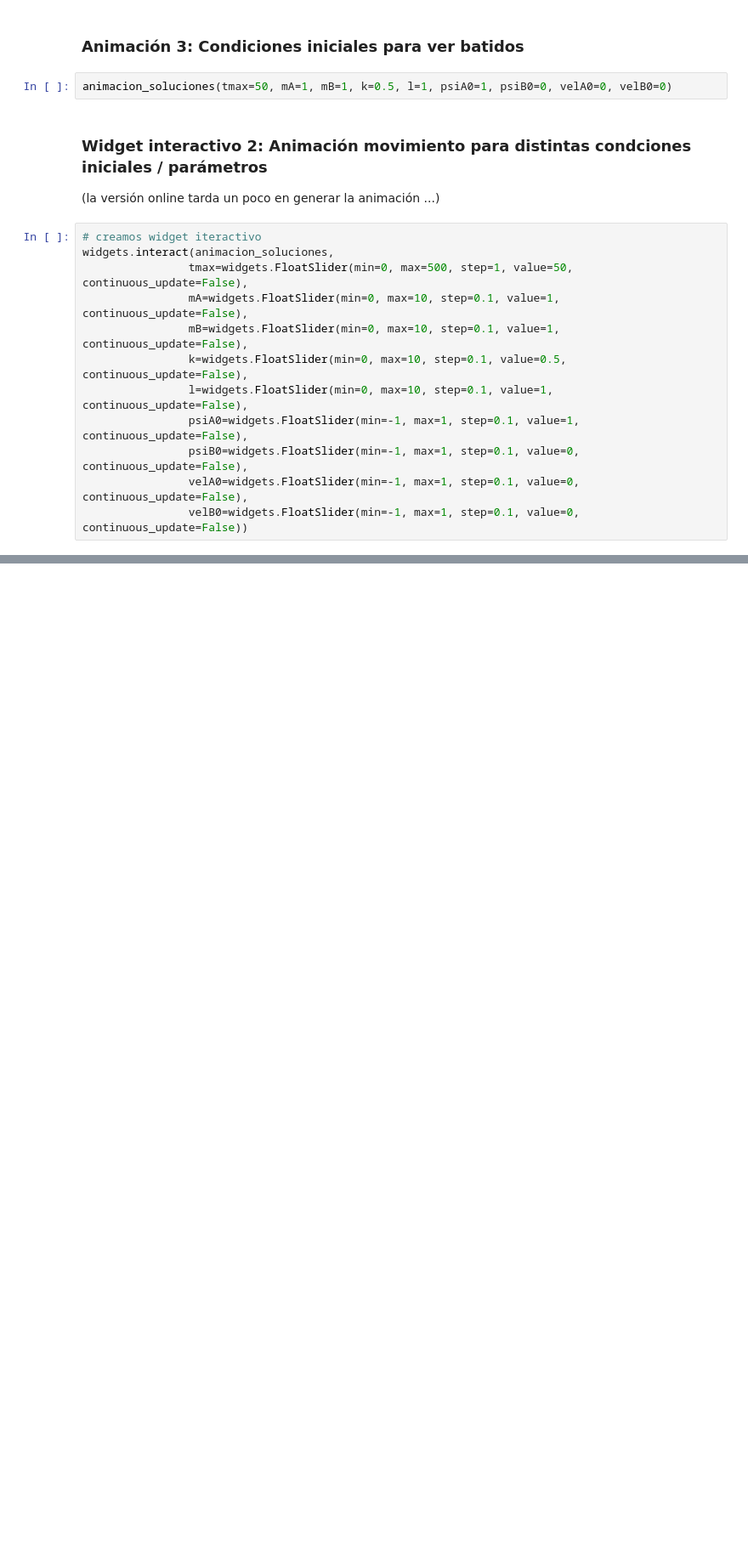
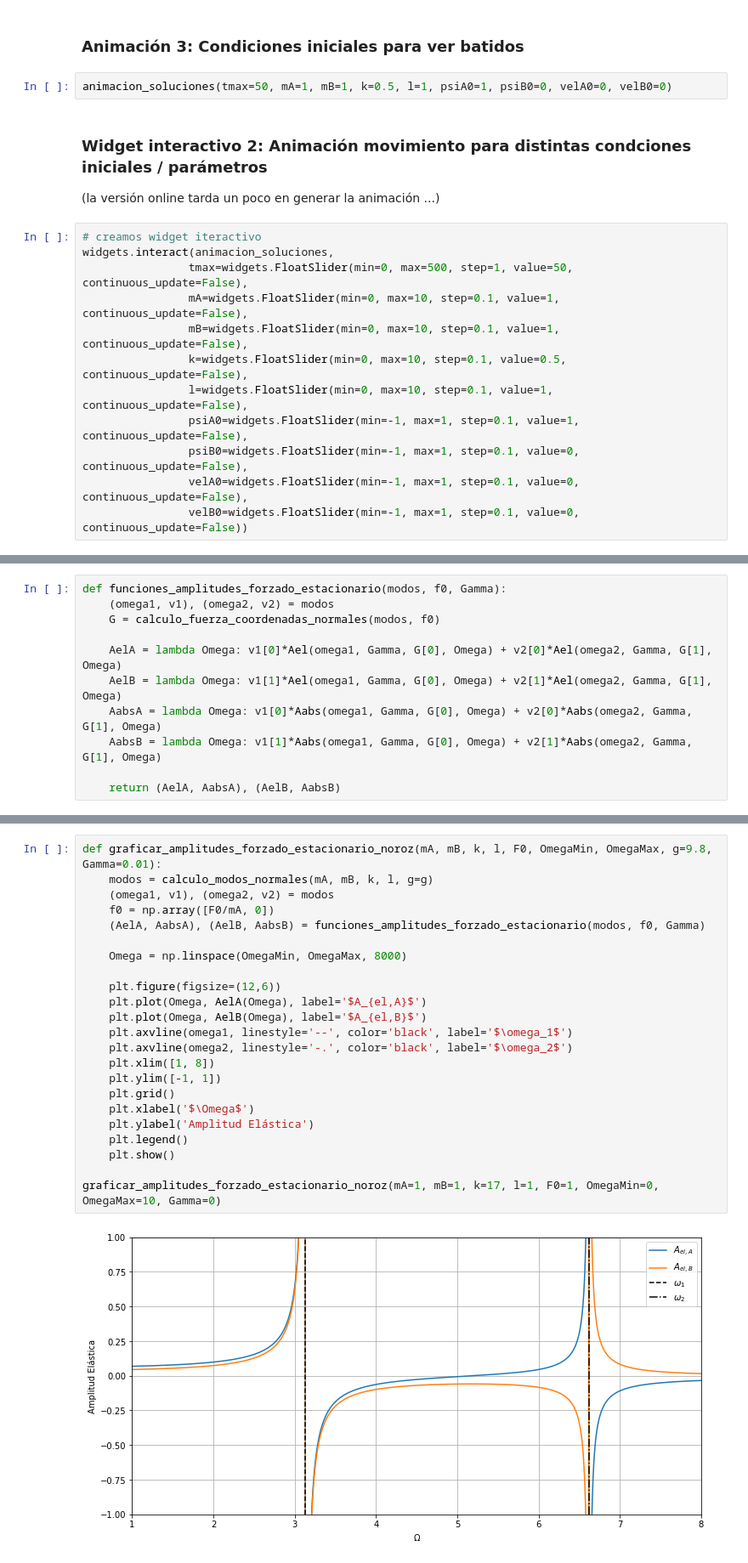
Before and after one commit to cerisola/fisica2-uba, a Jupyter notebook: modos-normales/Pendulos Acoplados.ipynb, the cells around one changed output, grey strips where cells are left out. Shown: that part at 85% size. Cells and saved outputs as stored; diff of their text form; blank space fills up the shorter version.

Commit message:
Agregado forzado a pendulos acoplados

```diff
--- a/modos-normales/Pendulos Acoplados.ipynb
+++ b/modos-normales/Pendulos Acoplados.ipynb
@@ -164,0 +247,11 @@ widgets.interact(animacion_soluciones,
+# %%
+def funciones_amplitudes_forzado_estacionario(modos, f0, Gamma):
+    (omega1, v1), (omega2, v2) = modos
+    G = calculo_fuerza_coordenadas_normales(modos, f0)
+
+    AelA = lambda Omega: v1[0]*Ael(omega1, Gamma, G[0], Omega) + v2[0]*Ael(omega2, Gamma, G[1], Omega)
+    AelB = lambda Omega: v1[1]*Ael(omega1, Gamma, G[0], Omega) + v2[1]*Ael(omega2, Gamma, G[1], Omega)
+    AabsA = lambda Omega: v1[0]*Aabs(omega1, Gamma, G[0], Omega) + v2[0]*Aabs(omega2, Gamma, G[1], Omega)
+    AabsB = lambda Omega: v1[1]*Aabs(omega1, Gamma, G[0], Omega) + v2[1]*Aabs(omega2, Gamma, G[1], Omega)
+
+    return (AelA, AabsA), (AelB, AabsB)
@@ -164,0 +319,25 @@ widgets.interact(animacion_soluciones,
+# %%
+def graficar_amplitudes_forzado_estacionario_noroz(mA, mB, k, l, F0, OmegaMin, OmegaMax, g=9.8, Gamma=0.01):
+    modos = calculo_modos_normales(mA, mB, k, l, g=g)
+    (omega1, v1), (omega2, v2) = modos
+    f0 = np.array([F0/mA, 0])
+    (AelA, AabsA), (AelB, AabsB) = funciones_amplitudes_forzado_estacionario(modos, f0, Gamma)
+
+    Omega = np.linspace(OmegaMin, OmegaMax, 8000)
+
+    plt.figure(figsize=(12,6))
+    plt.plot(Omega, AelA(Omega), label='$A_{el,A}$')
+    plt.plot(Omega, AelB(Omega), label='$A_{el,B}$')
+    plt.axvline(omega1, linestyle='--', color='black', label='$\omega_1$')
+    plt.axvline(omega2, linestyle='-.', color='black', label='$\omega_2$')
+    plt.xlim([1, 8])
+    plt.ylim([-1, 1])
+    plt.grid()
+    plt.xlabel('$\Omega$')
+    plt.ylabel('Amplitud Elástica')
+    plt.legend()
+    plt.show()
+
+graficar_amplitudes_forzado_estacionario_noroz(mA=1, mB=1, k=17, l=1, F0=1, OmegaMin=0, OmegaMax=10, Gamma=0)
+# %% [output]
+[figure, added]
```
Also changed, not shown: parts of 11 cells of this notebook.
